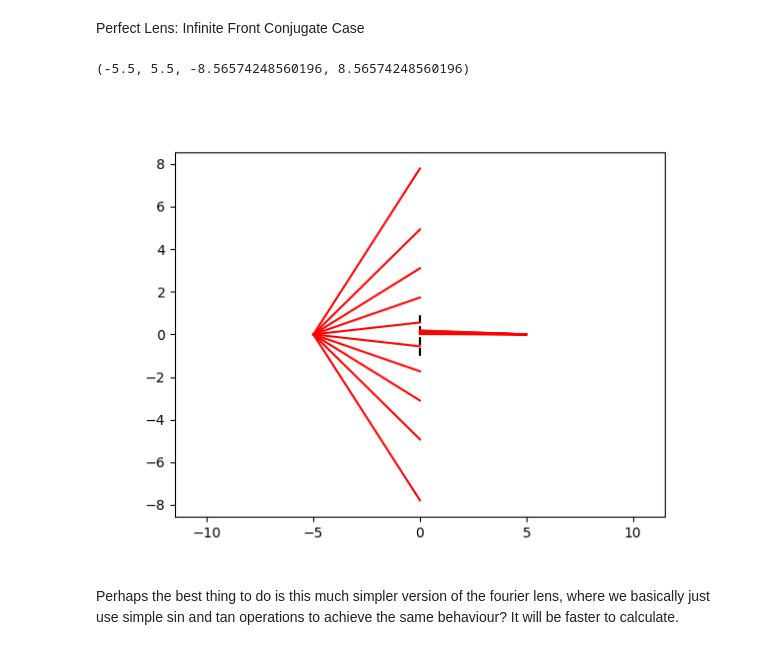
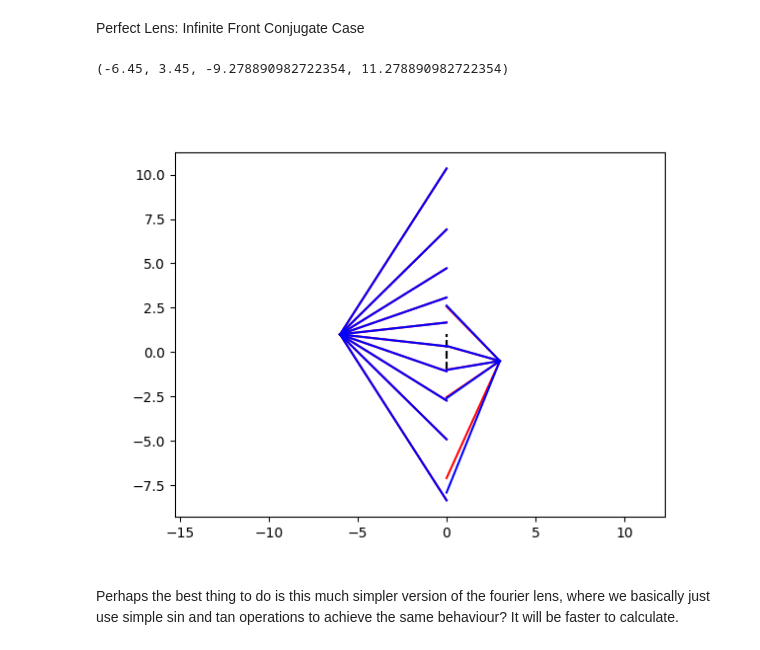
Before and after one commit to DavidLanders95/MonteCarloMS, a Jupyter notebook: lens.ipynb, the cells around one changed output. Cells and saved outputs as stored; diff of their text form; code cells hidden in the pictures.

```diff
--- a/lens.ipynb
+++ b/lens.ipynb
@@ -137,7 +189,7 @@ def perfect_lens(x1, y1, z1, L1, M1, N1, z2, m_p):
         else:
             principal_plane_x = 0.0
             principal_plane_y = 0.0
-            L1_p, M1_p, N1_p = calculate_principal_direction_cosines(x1, y1, z1)
+            L1_p, M1_p, N1_p = calculate_direction_cosines(x1, y1, z1, principal_plane_x, principal_plane_y, 0.0)
 
         # Obtain coordinates in image plane relative to principal ray location
         x2 = z2 * L1_p / N1_p
@@ -146,26 +198,22 @@ def perfect_lens(x1, y1, z1, L1, M1, N1, z2, m_p):
         rp = np.sqrt(x2 ** 2 + y2 **2 + z2 ** 2)
 
         # Obtain direction cosines of principal ray from second principal plane to image point
-        L2_p = (x2 - principal_plane_x)  / rp
+        L2_p = (x2 - principal_plane_x) / rp
         M2_p = (y2 - principal_plane_y) / rp
         N2_p = np.sqrt(1 - L2_p ** 2 - M2_p ** 2)
 
     # For the case when m is greater than 1.0
     elif np.abs(m_p) > 1.0:
         if np.abs(m_p) >= 1e10:
-            z2 = 1e10
-            m_p = z2 / z1
-
-            principal_plane_x = u1
-            principal_plane_y = v1
-            L1_p, M1_p, N1_p = 1, 1, 1
+            raise(NotImplementedError)
         else:
             principal_plane_x = 0.0
             principal_plane_y = 0.0
-            L1_p, M1_p, N1_p = calculate_principal_direction_cosines(x1, y1, z1)
+            L1_p, M1_p, N1_p = calculate_direction_cosines(x1, y1, z1, principal_plane_x, principal_plane_y, 0.0)
 
         a = x1 / z1
         b = y1 / z1
+
         N2_p = np.sqrt(1 - a ** 2 - b ** 2)
         L2_p = a * N2_p
         M2_p = b * N2_p
@@ -192,10 +240,10 @@ thickness = 0.0
 pp_1 = lens_z - thickness / 2.0
 pp_2 = lens_z + thickness / 2.0
 
-m_p = 1e11
-f = 5
+m_p = -0.5
+f = 2
 
-if np.abs(m_p) > 1e10:
+if np.abs(m_p) < 1e-10:
     z1 = f * (-1)
     z2 = f * (1)
 else:
@@ -206,36 +254,49 @@ N = 10
 
 # Define x and y coordinates of rat starting positions
 x1 = np.linspace(-0.0, 0.0, N)
-y1 = np.linspace(0, 0, N)
-z1 = np.linspace(-5, -5, N)
+y1 = np.linspace(1, 1, N)
+z1 = np.linspace(z1, z1, N)
 
 angles = np.linspace(-1, 1, N)
 
 L1 = np.zeros(N) # x direction cosine
 M1 = np.sin(angles) # y direction cosine
 N1 = np.sqrt(1 - L1 ** 2 - M1 ** 2) #z direction
-
-
-x2, y2, u1, v1, u2, v2 = perfect_lens(x1, y1, z1, L1, M1, N1, z2, m_p)
 # %%
+x2, y2, u1, v1, u2, v2 = perfect_lens(x1, y1, z1, L1, M1, N1, z2, m_p)
+
 plt.figure()
 plt.vlines(pp_1, -1, 1, linestyle = '--', color = 'k')
 plt.vlines(pp_2,  -1, 1, linestyle = '--', color = 'k')
 
 pp_1s = np.linspace(pp_1, pp_1, N)
 pp_2s = np.linspace(pp_2, pp_2, N)
 z1s = np.linspace(z1, z1, N)
 z2s = np.linspace(z2, z2, N)
 fs = np.linspace(f, f, N)
 
 plt.plot([z1 + pp_1s, pp_1s], [y1, v1], '-r')
 plt.plot([], [], '-r', label = 'Perfect Lens')
 
 plt.plot([pp_2s, z2s + pp_2s], [v2, y2], '-r')
 plt.axis('equal')
+
+x2, y2, u1, v1, u2, v2 = fourier_lens(x1, y1, z1, L1, M1, N1, z2, m_p)
+
+pp_1s = np.linspace(pp_1, pp_1, N)
+pp_2s = np.linspace(pp_2, pp_2, N)
+z1s = np.linspace(z1, z1, N)
+z2s = np.linspace(z2, z2, N)
+fs = np.linspace(f, f, N)
+
+plt.plot([z1 + pp_1s, pp_1s], [y1, v1], '-b')
+plt.plot([], [], '-b', label = 'Fourier Lens')
+
+plt.plot([pp_2s, z2s + pp_2s], [v2, y2], '-b')
+plt.axis('equal')
 # %% [output]
-(-5.5, 5.5, -8.56574248560196, 8.56574248560196)
+(-6.45, 3.45, -9.278890982722354, 11.278890982722354)
-[figure, old version]
+[figure, new version]
 # %%
 lens_z = 0.0
 thickness = 0.0
```
Also changed, not shown: parts of 3 cells of this notebook.
